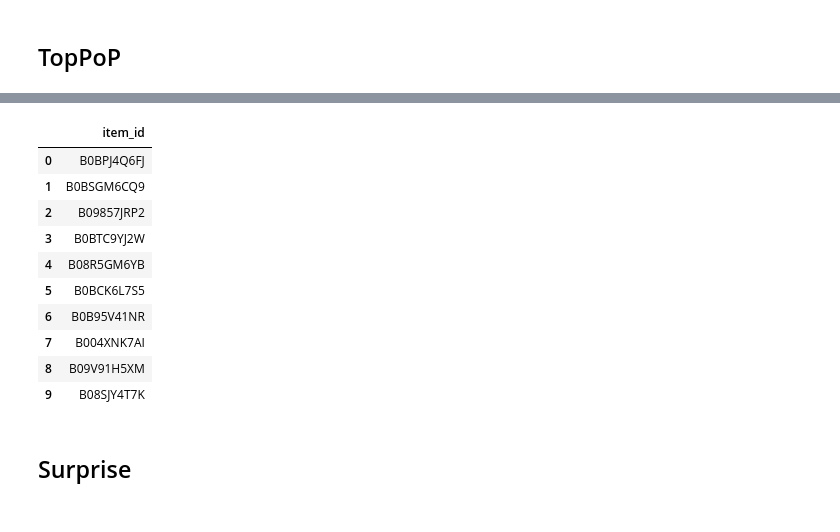
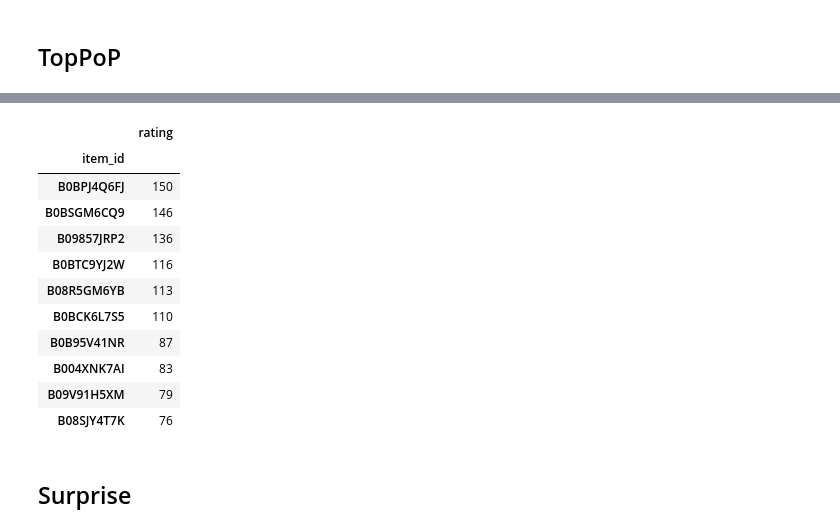
Before and after one commit to miriusz6/WRS_project, a Jupyter notebook: Project copy.ipynb, the cells around one changed output, grey strips where cells are left out. Saved outputs shown, nothing was run; the diff lists cells and outputs as text; code cells hidden in the pictures.

```diff
--- a/Project copy.ipynb
+++ b/Project copy.ipynb
@@ -197,7 +199,8 @@ Name: count, dtype: int64
 # Top 5 most rated items
 user_cnts = df.copy()
 sums = user_cnts.groupby('item_id').sum()
-top_rting_cnt_5 = user_cnts.groupby('item_id').count().sort_values(by='user_id', ascending=False).head(5)
+#top_rting_cnt_5 = user_cnts.groupby('item_id').count().sort_values(by='user_id', ascending=False).head(5)
+top_rting_cnt_5 = user_cnts.groupby('item_id').count().sort_index(ascending=False).head(5)
 buff = sums.loc[top_rting_cnt_5.index]
 buff['rating'] = buff['rating'].values/top_rting_cnt_5['rating'].values
 
@@ -217,22 +230,22 @@ Item:  B08R5GM6YB  Avg Rating:  4.5
 # %%
 #TOPOP
 def topPopK(df,r,k):
     top = df.loc[df['rating'] > r].groupby(['item_id']).count().sort_values(by='rating', ascending=False).head(k)
-    top.reset_index(inplace=True)
-    top.drop(['user_id','rating'], axis=1, inplace=True)
+    #top.drop(['rating'], axis=1, inplace=True)
     return top
 topPopK(df,3,10)
 # %% [output]
-|  | item_id |
-| 0 | B0BPJ4Q6FJ |
-| 1 | B0BSGM6CQ9 |
-| 2 | B09857JRP2 |
-| 3 | B0BTC9YJ2W |
-| 4 | B08R5GM6YB |
-| 5 | B0BCK6L7S5 |
-| 6 | B0B95V41NR |
-| 7 | B004XNK7AI |
-| 8 | B09V91H5XM |
-| 9 | B08SJY4T7K |
+|  | rating |
+| item_id |  |
+| B0BPJ4Q6FJ | 150 |
+| B0BSGM6CQ9 | 146 |
+| B09857JRP2 | 136 |
+| B0BTC9YJ2W | 116 |
+| B08R5GM6YB | 113 |
+| B0BCK6L7S5 | 110 |
+| B0B95V41NR | 87 |
+| B004XNK7AI | 83 |
+| B09V91H5XM | 79 |
+| B08SJY4T7K | 76 |
 # %% [markdown]
 ## Surprise
```
Also changed, not shown: parts of 36 cells of this notebook, 3 other files.
